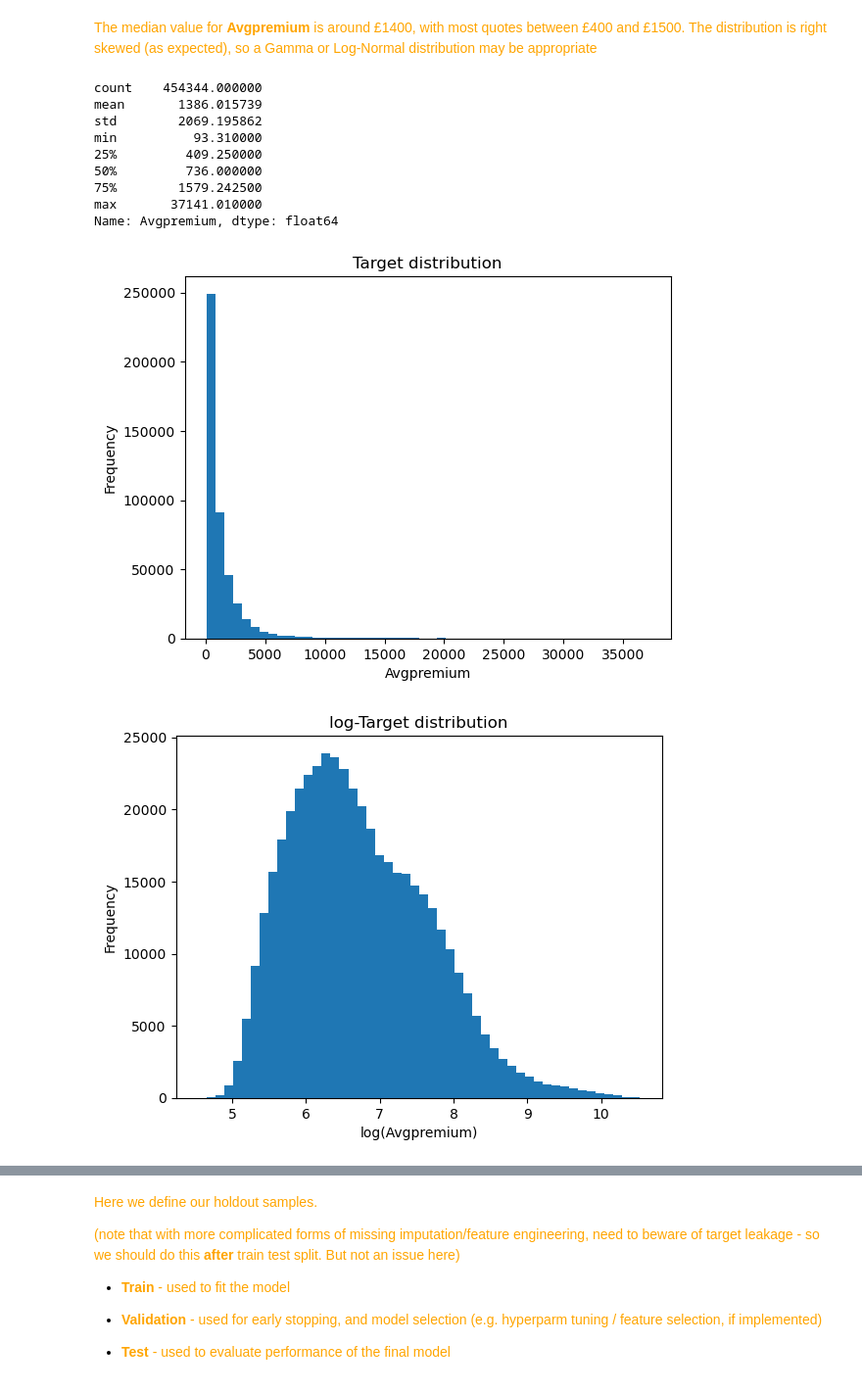
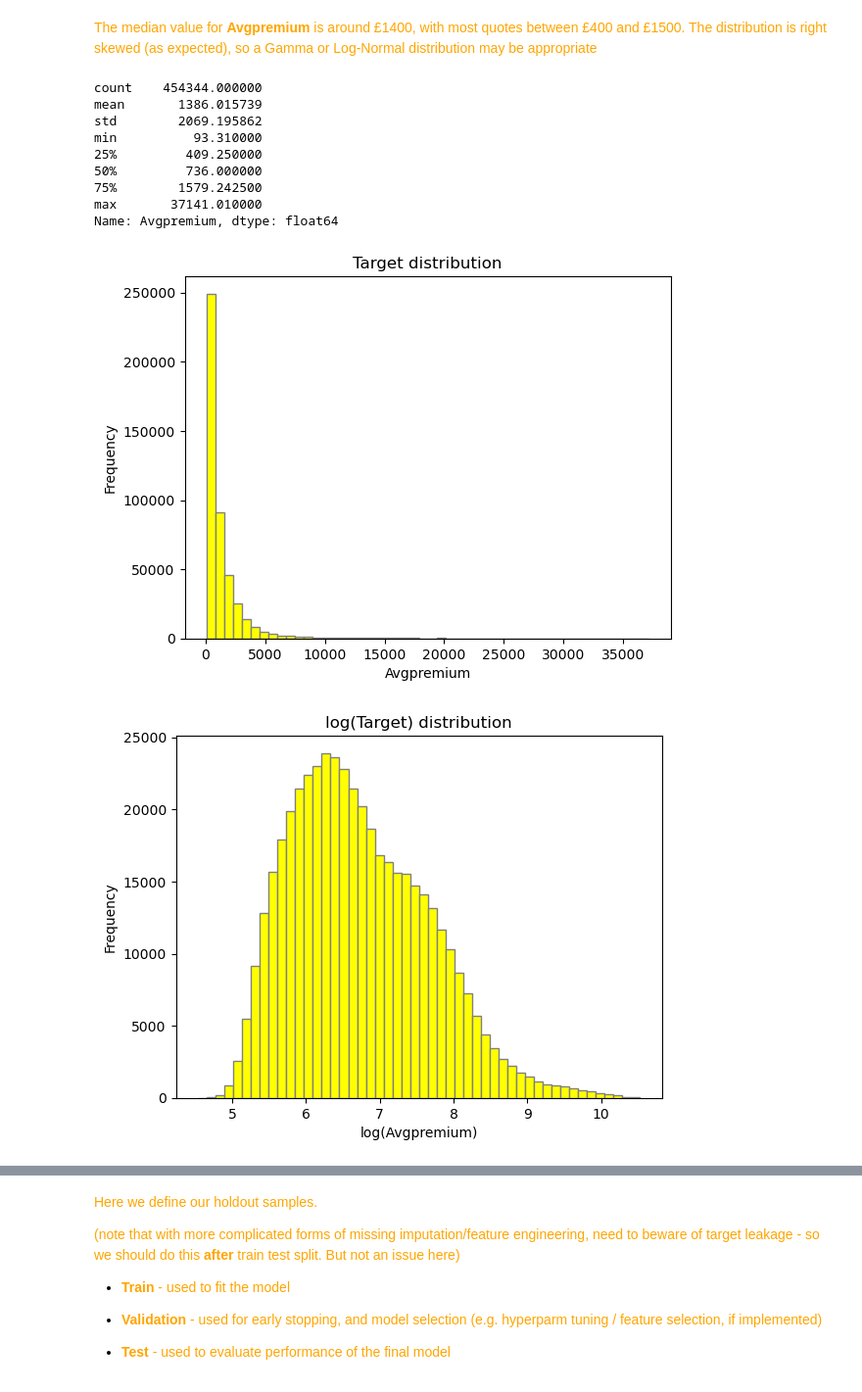
Before and after one commit to dolmas1/bymiles_takehome, a Jupyter notebook: takehome_task.ipynb, the cells around one changed output, grey strips where cells are left out. Shown at 98% size. Drawn from its saved outputs; the diff is of its cells as text; code cells hidden in the pictures.

```diff
--- a/takehome_task.ipynb
+++ b/takehome_task.ipynb
@@ -234,31 +247,31 @@ for column in df.select_dtypes(include=['object']).columns[1:]:
 # %%
 print(df[target_col].describe())
 
-plt.hist(df[target_col], bins = 50)
+plt.hist(df[target_col], bins = 50, color = 'yellow', edgecolor = 'grey')
 plt.xlabel(f'{target_col}')
 plt.ylabel('Frequency')
 plt.title('Target distribution')
 plt.show()
 
 
-plt.hist(np.log(df[target_col]), bins = 50)
+plt.hist(np.log(df[target_col]), bins = 50, color = 'yellow', edgecolor = 'grey')
 plt.xlabel(f'log({target_col})')
 plt.ylabel('Frequency')
-plt.title('log-Target distribution')
+plt.title('log(Target) distribution')
 
 plt.show()
 # %% [output]
 count    454344.000000
 mean       1386.015739
 std        2069.195862
 min          93.310000
 25%         409.250000
 50%         736.000000
 75%        1579.242500
 max       37141.010000
 Name: Avgpremium, dtype: float64
-[figure, old version]
+[figure, new version]
-[figure, old version]
+[figure, new version]
 # %% [markdown]
 # Additional Data Prep + Feature Engineering
 
```
Also changed, not shown: parts of 27 cells of this notebook, 1 other file.
